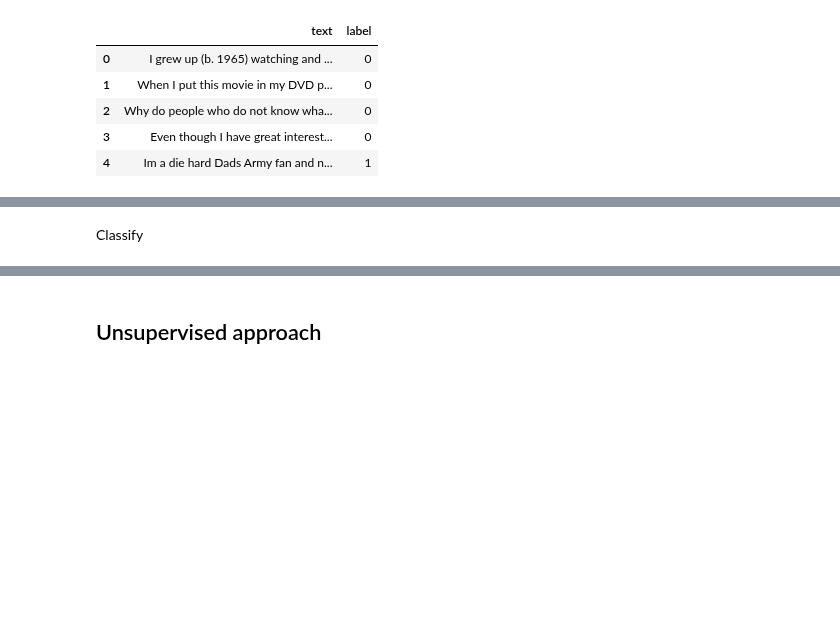
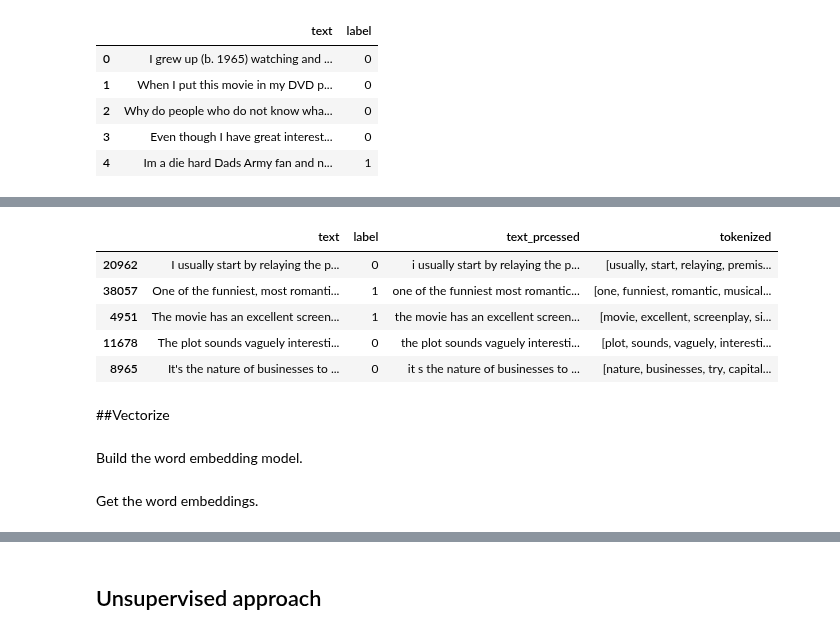
Before and after one commit to elhamod/BA820, a Jupyter notebook: Hands-on/04-text-mining/Sentiment_analysis_Draft.ipynb, the cells around one changed output, grey strips where cells are left out. Saved outputs shown, nothing was run; the diff lists cells and outputs as text; code cells hidden in the pictures; blank space fills up the shorter version.

```diff
--- a/Hands-on/04-text-mining/Sentiment_analysis_Draft.ipynb
+++ b/Hands-on/04-text-mining/Sentiment_analysis_Draft.ipynb
@@ -22 +39,3 @@ Inspect
+# %%
+df = df.sample(4000)
 # %% [markdown]
@@ -25,0 +45,25 @@ Vectorize
+# %%
+from nltk.corpus import stopwords
+import nltk
+from nltk.tokenize import word_tokenize
+nltk.download('stopwords')
+nltk.download('punkt')
+
+df["text_prcessed"] = df["text"].str.lower()
+
+df["text_prcessed"] = df["text_prcessed"].replace('<br />', ' ', regex=True)
+
+df["text_prcessed"] = df["text_prcessed"].replace('[^\w\d\s]', ' ', regex=True)
+
+
+tokenized_reviews = [word_tokenize(review) for review in df["text_prcessed"]]
+
+# Get the list of English stop words
+stop_words = set(stopwords.words('english'))
+
+# Remove stop words
+for indx, tokens in enumerate(tokenized_reviews):
+  tokenized_reviews[indx] = [word for word in tokens if word not in stop_words]
+
+
+df["tokenized"] = tokenized_reviews
@@ -26,3 +75,16 @@ Vectorize
+# %%
+df.head()
+# %% [output]
+|  | text | label | text_prcessed | tokenized |
+| 20962 | I usually start by relaying the p... | 0 | i usually start by relaying the p... | [usually, start, relaying, premis... |
+| 38057 | One of the funniest, most romanti... | 1 | one of the funniest most romantic... | [one, funniest, romantic, musical... |
+| 4951 | The movie has an excellent screen... | 1 | the movie has an excellent screen... | [movie, excellent, screenplay, si... |
+| 11678 | The plot sounds vaguely interesti... | 0 | the plot sounds vaguely interesti... | [plot, sounds, vaguely, interesti... |
+| 8965 | It's the nature of businesses to ... | 0 | it s the nature of businesses to ... | [nature, businesses, try, capital... |
+# %% [markdown]
+##Vectorize
+# %% [markdown]
+Build the word embedding model.
 # %%
 import gensim.downloader as api
 import numpy as np
@@ -37,2 +98,2 @@ model_word2vec = model_word2vec.wv
-# %% [markdown]
-Classify
+# %% [markdown]
+Get the word embeddings.
```
Also changed, not shown: parts of 17 cells of this notebook.
